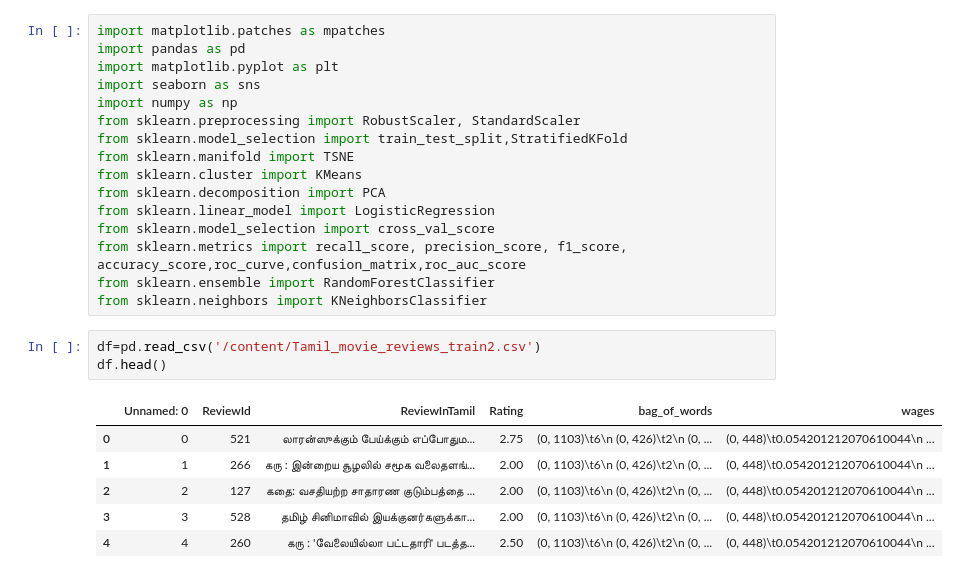
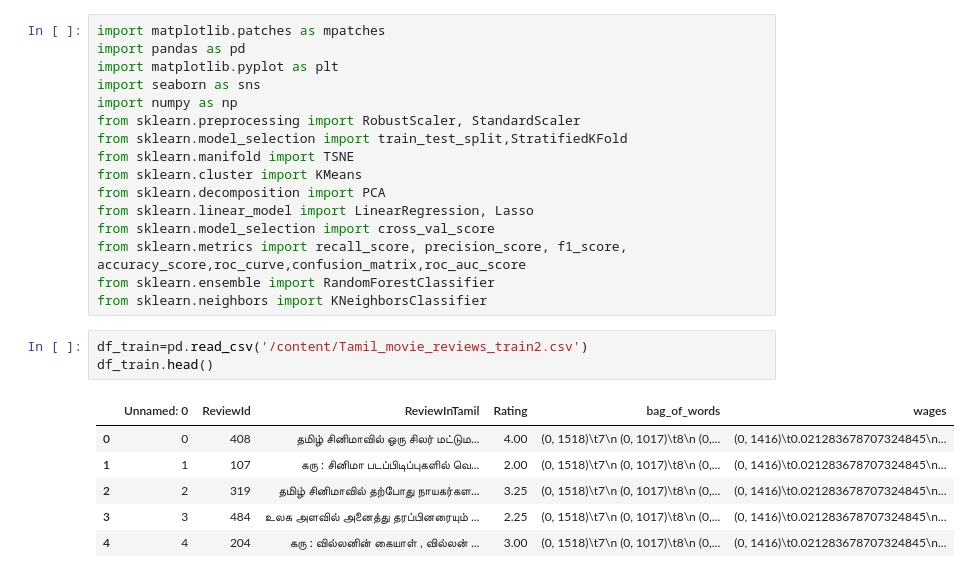
Before and after one commit to tomasz-soltysiak/NLP_IndianLanguage, a Jupyter notebook: NLP_models.ipynb, the cells around one changed output. Cells and saved outputs as stored; diff of their text form.

```diff
--- a/NLP_models.ipynb
+++ b/NLP_models.ipynb
@@ -11,18 +11,18 @@ from sklearn.model_selection import train_test_split,StratifiedKFold
 from sklearn.manifold import TSNE
 from sklearn.cluster import KMeans
 from sklearn.decomposition import PCA
-from sklearn.linear_model import LogisticRegression
+from sklearn.linear_model import LinearRegression, Lasso
 from sklearn.model_selection import cross_val_score
 from sklearn.metrics import recall_score, precision_score, f1_score, accuracy_score,roc_curve,confusion_matrix,roc_auc_score
 from sklearn.ensemble import RandomForestClassifier
 from sklearn.neighbors import KNeighborsClassifier
 # %%
-df=pd.read_csv('/content/Tamil_movie_reviews_train2.csv')
-df.head()
+df_train=pd.read_csv('/content/Tamil_movie_reviews_train2.csv')
+df_train.head()
 # %% [output]
 |  | Unnamed: 0 | ReviewId | ReviewInTamil | Rating | bag_of_words | wages |
-| 0 | 0 | 521 | லாரன்ஸுக்கும் பேய்க்கும் எப்போதும... | 2.75 | (0, 1103)\t6\n (0, 426)\t2\n (0, ... | (0, 448)\t0.054201212070610044\n ... |
-| 1 | 1 | 266 | கரு : இன்றைய சூழலில் சமூக வலைதளங்... | 2.00 | (0, 1103)\t6\n (0, 426)\t2\n (0, ... | (0, 448)\t0.054201212070610044\n ... |
-| 2 | 2 | 127 | கதை: வசதியற்ற சாதாரண குடும்பத்தை ... | 2.00 | (0, 1103)\t6\n (0, 426)\t2\n (0, ... | (0, 448)\t0.054201212070610044\n ... |
-| 3 | 3 | 528 | தமிழ் சினிமாவில் இயக்குனர்களுக்கா... | 2.00 | (0, 1103)\t6\n (0, 426)\t2\n (0, ... | (0, 448)\t0.054201212070610044\n ... |
-| 4 | 4 | 260 | கரு : 'வேலையில்லா பட்டதாரி' படத்த... | 2.50 | (0, 1103)\t6\n (0, 426)\t2\n (0, ... | (0, 448)\t0.054201212070610044\n ... |
+| 0 | 0 | 408 | தமிழ் சினிமாவில் ஒரு சிலர் மட்டும... | 4.00 | (0, 1518)\t7\n (0, 1017)\t8\n (0,... | (0, 1416)\t0.021283678707324845\n... |
+| 1 | 1 | 107 | கரு : சினிமா படப்பிடிப்புகளில் வெ... | 2.00 | (0, 1518)\t7\n (0, 1017)\t8\n (0,... | (0, 1416)\t0.021283678707324845\n... |
+| 2 | 2 | 319 | தமிழ் சினிமாவில் தற்போது நாயகர்கள... | 3.25 | (0, 1518)\t7\n (0, 1017)\t8\n (0,... | (0, 1416)\t0.021283678707324845\n... |
+| 3 | 3 | 484 | உலக அளவில் அனைத்து தரப்பினரையும் ... | 2.25 | (0, 1518)\t7\n (0, 1017)\t8\n (0,... | (0, 1416)\t0.021283678707324845\n... |
+| 4 | 4 | 204 | கரு : வில்லனின் கையாள் , வில்லன் ... | 3.00 | (0, 1518)\t7\n (0, 1017)\t8\n (0,... | (0, 1416)\t0.021283678707324845\n... |
```
Also changed, not shown: parts of 5 cells of this notebook.
